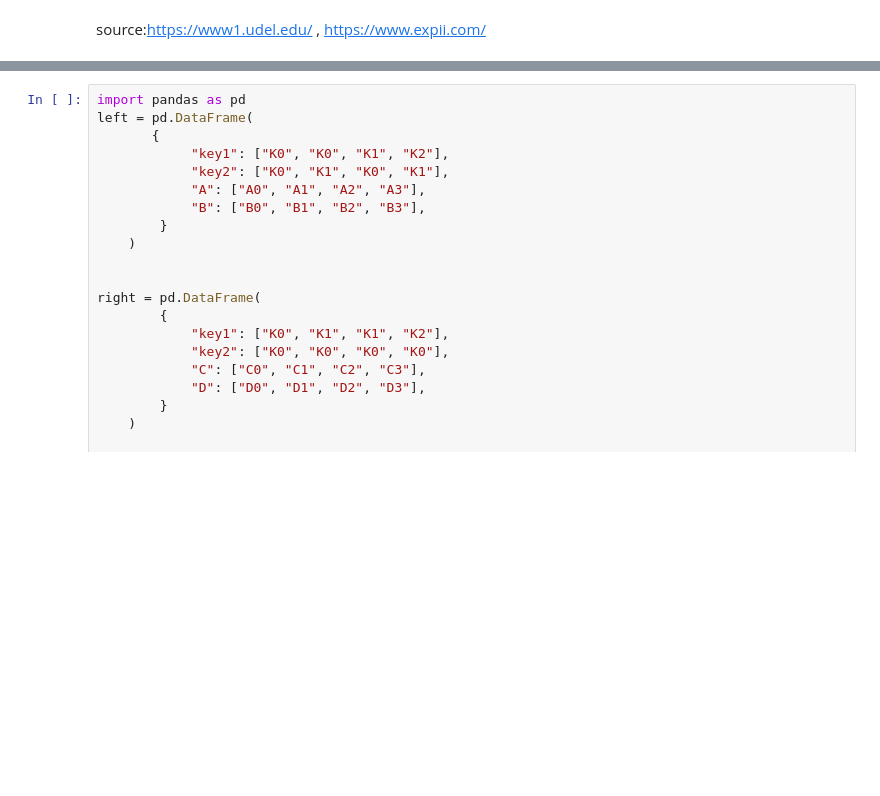
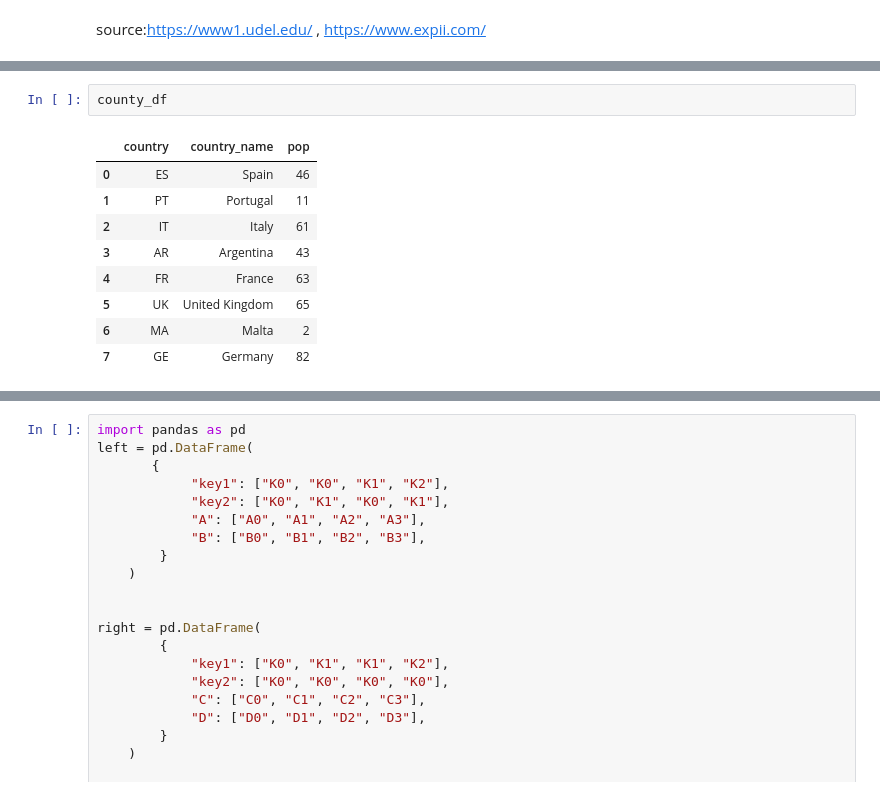
Before and after one commit to tunjaynasibli/IH_RH_DA_FT_JAN_2022, a Jupyter notebook: Class_Materials/Pandas/Notebook_Code_Along_RH_Pandas_Data_Frame_General-3.ipynb, the cells around one changed output, grey strips where cells are left out. Saved outputs shown, nothing was run; the diff lists cells and outputs as text; blank space fills up the shorter version.

```diff
--- a/Class_Materials/Pandas/Notebook_Code_Along_RH_Pandas_Data_Frame_General-3.ipynb
+++ b/Class_Materials/Pandas/Notebook_Code_Along_RH_Pandas_Data_Frame_General-3.ipynb
@@ -895,0 +910,12 @@ source:https://www1.udel.edu/ , https://www.expii.com/
+# %%
+county_df
+# %% [output]
+|  | country | country_name | pop |
+| 0 | ES | Spain | 46 |
+| 1 | PT | Portugal | 11 |
+| 2 | IT | Italy | 61 |
+| 3 | AR | Argentina | 43 |
+| 4 | FR | France | 63 |
+| 5 | UK | United Kingdom | 65 |
+| 6 | MA | Malta | 2 |
+| 7 | GE | Germany | 82 |
```
Also changed, not shown: parts of 5 cells of this notebook.
